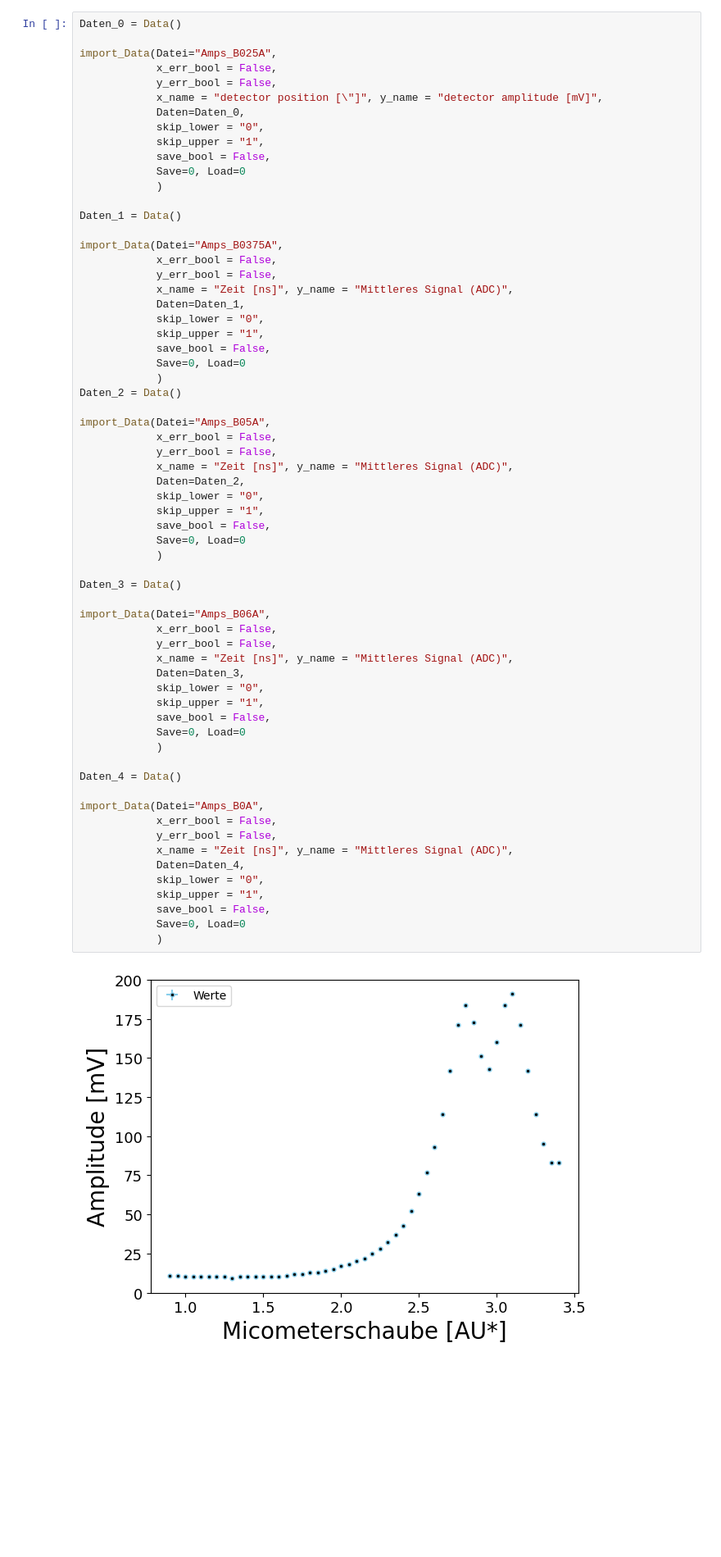
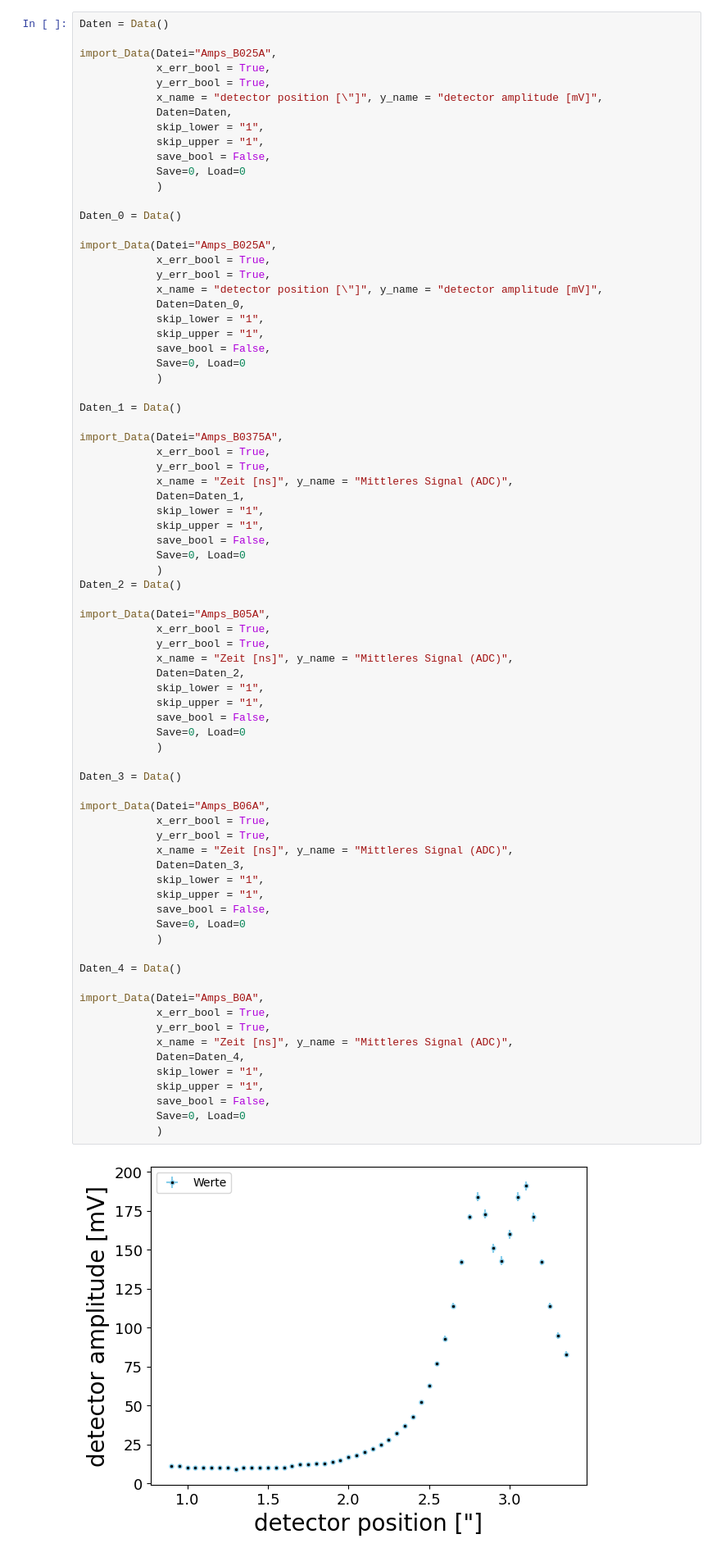
Before and after one commit to TimLockstedt/MP, a Jupyter notebook: FP1/Amps_Bges_plt.ipynb, the cells around one changed output. Shown at 82% size. Saved outputs shown, nothing was run; the diff lists cells and outputs as text; blank space fills up the shorter version.

```diff
--- a/FP1/Amps_Bges_plt.ipynb
+++ b/FP1/Amps_Bges_plt.ipynb
@@ -402,14 +382,27 @@ result = mod.fit(Daten.get_y(), pars, x=Daten.get_x(), weights = weights)
 # %% [markdown]
 ## Non Interactive
 # %%
+Daten = Data()
+
+import_Data(Datei="Amps_B025A",
+            x_err_bool = True,
+            y_err_bool = True,
+            x_name = "detector position [\"]", y_name = "detector amplitude [mV]",
+            Daten=Daten,
+            skip_lower = "1",
+            skip_upper = "1",
+            save_bool = False,
+            Save=0, Load=0
+            )
+
 Daten_0 = Data()
 
 import_Data(Datei="Amps_B025A",
-            x_err_bool = False,
-            y_err_bool = False,
+            x_err_bool = True,
+            y_err_bool = True,
             x_name = "detector position [\"]", y_name = "detector amplitude [mV]",
             Daten=Daten_0,
-            skip_lower = "0",
+            skip_lower = "1",
             skip_upper = "1",
             save_bool = False,
             Save=0, Load=0
@@ -418,11 +411,11 @@ import_Data(Datei="Amps_B025A",
 Daten_1 = Data()
 
 import_Data(Datei="Amps_B0375A",
-            x_err_bool = False,
-            y_err_bool = False,
+            x_err_bool = True,
+            y_err_bool = True,
             x_name = "Zeit [ns]", y_name = "Mittleres Signal (ADC)",
             Daten=Daten_1,
-            skip_lower = "0",
+            skip_lower = "1",
             skip_upper = "1",
             save_bool = False,
             Save=0, Load=0
@@ -430,40 +423,40 @@ import_Data(Datei="Amps_B0375A",
 Daten_2 = Data()
 
 import_Data(Datei="Amps_B05A",
-            x_err_bool = False,
-            y_err_bool = False,
+            x_err_bool = True,
+            y_err_bool = True,
             x_name = "Zeit [ns]", y_name = "Mittleres Signal (ADC)",
             Daten=Daten_2,
-            skip_lower = "0",
+            skip_lower = "1",
             skip_upper = "1",
             save_bool = False,
             Save=0, Load=0
             )
 
 Daten_3 = Data()
 
 import_Data(Datei="Amps_B06A",
-            x_err_bool = False,
-            y_err_bool = False,
+            x_err_bool = True,
+            y_err_bool = True,
             x_name = "Zeit [ns]", y_name = "Mittleres Signal (ADC)",
             Daten=Daten_3,
-            skip_lower = "0",
+            skip_lower = "1",
             skip_upper = "1",
             save_bool = False,
             Save=0, Load=0
             )
 
 Daten_4 = Data()
 
 import_Data(Datei="Amps_B0A",
-            x_err_bool = False,
-            y_err_bool = False,
+            x_err_bool = True,
+            y_err_bool = True,
             x_name = "Zeit [ns]", y_name = "Mittleres Signal (ADC)",
             Daten=Daten_4,
-            skip_lower = "0",
+            skip_lower = "1",
             skip_upper = "1",
             save_bool = False,
             Save=0, Load=0
             )
 # %% [output]
-[figure, old version]
+[figure, new version]
```
Also changed, not shown: parts of 21 cells of this notebook, 38 other files.
